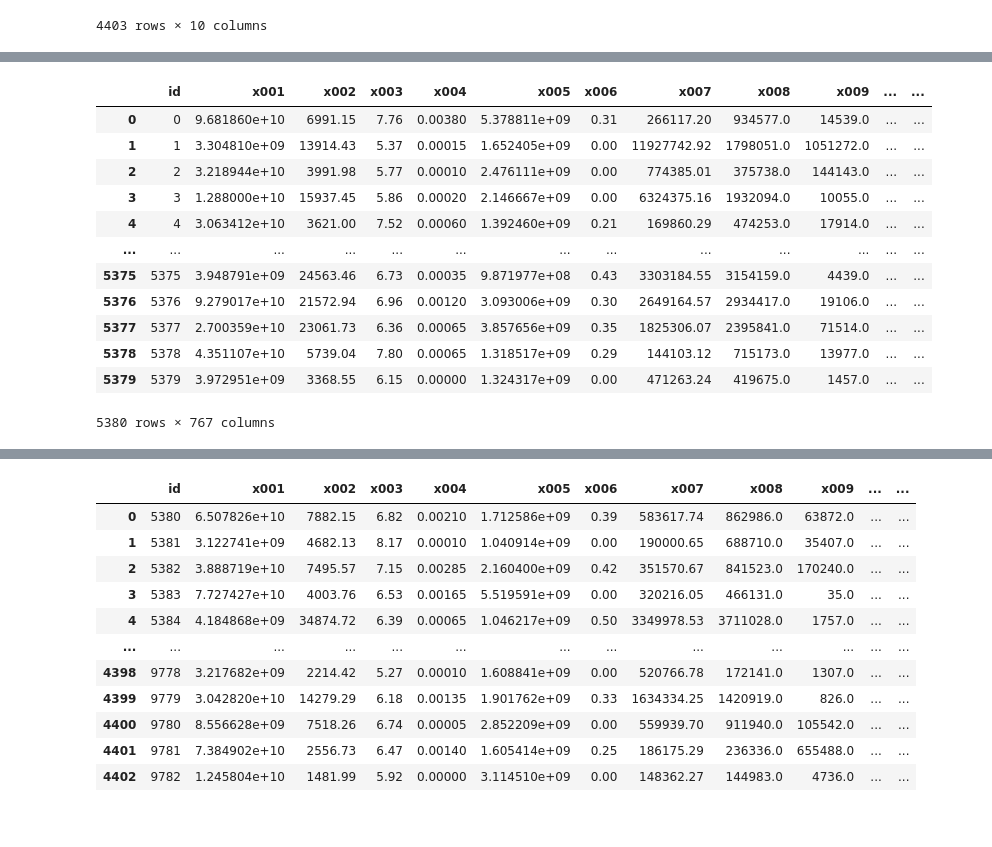
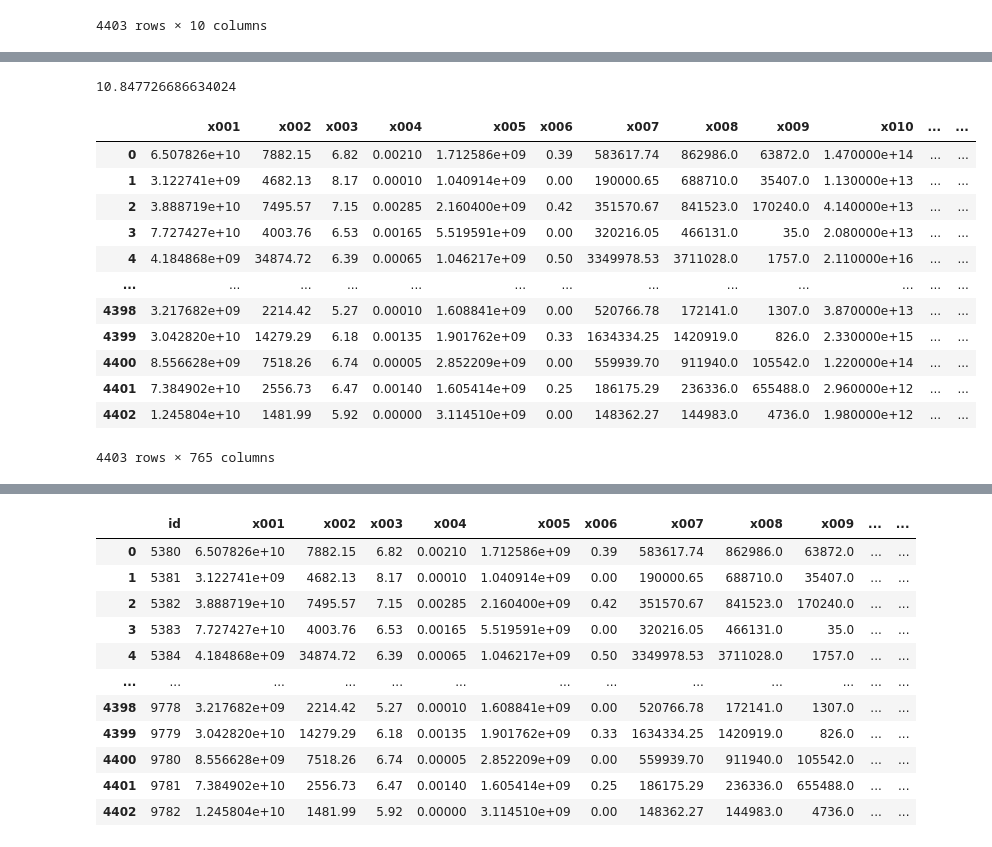
Before and after one commit to pdhanoa/cs390-project, a Jupyter notebook: Kaggle/data/PCA-RandomForest.ipynb, the cells around one changed output, grey strips where cells are left out. Saved outputs shown, nothing was run; the diff lists cells and outputs as text; code cells hidden in the pictures.

```diff
--- a/Kaggle/data/PCA-RandomForest.ipynb
+++ b/Kaggle/data/PCA-RandomForest.ipynb
@@ -64,3 +143,7 @@ print(min(coeff))
 # %% [output]
 2.446586803657529
 0.0
+# %%
+test_df = pd.read_csv('../../regression-problem/imputed_test.csv')
+test_df.drop(columns=['Unnamed: 0', "id"], inplace=True)
+test_df.head()
@@ -119,16 +207,21 @@ RandomForestRegressor does not accept missing values encoded as NaN natively. Fo
-# %%
-pd.read_csv('train.csv')
-# %% [output]
-|  | id | x001 | x002 | x003 | x004 | x005 | x006 | x007 | x008 | x009 | ... | ... |
-| 0 | 0 | 9.681860e+10 | 6991.15 | 7.76 | 0.00380 | 5.378811e+09 | 0.31 | 266117.20 | 934577.0 | 14539.0 | ... | ... |
-| 1 | 1 | 3.304810e+09 | 13914.43 | 5.37 | 0.00015 | 1.652405e+09 | 0.00 | 11927742.92 | 1798051.0 | 1051272.0 | ... | ... |
-| 2 | 2 | 3.218944e+10 | 3991.98 | 5.77 | 0.00010 | 2.476111e+09 | 0.00 | 774385.01 | 375738.0 | 144143.0 | ... | ... |
-| 3 | 3 | 1.288000e+10 | 15937.45 | 5.86 | 0.00020 | 2.146667e+09 | 0.00 | 6324375.16 | 1932094.0 | 10055.0 | ... | ... |
-| 4 | 4 | 3.063412e+10 | 3621.00 | 7.52 | 0.00060 | 1.392460e+09 | 0.21 | 169860.29 | 474253.0 | 17914.0 | ... | ... |
-| ... | ... | ... | ... | ... | ... | ... | ... | ... | ... | ... | ... | ... |
-| 5375 | 5375 | 3.948791e+09 | 24563.46 | 6.73 | 0.00035 | 9.871977e+08 | 0.43 | 3303184.55 | 3154159.0 | 4439.0 | ... | ... |
-| 5376 | 5376 | 9.279017e+10 | 21572.94 | 6.96 | 0.00120 | 3.093006e+09 | 0.30 | 2649164.57 | 2934417.0 | 19106.0 | ... | ... |
-| 5377 | 5377 | 2.700359e+10 | 23061.73 | 6.36 | 0.00065 | 3.857656e+09 | 0.35 | 1825306.07 | 2395841.0 | 71514.0 | ... | ... |
-| 5378 | 5378 | 4.351107e+10 | 5739.04 | 7.80 | 0.00065 | 1.318517e+09 | 0.29 | 144103.12 | 715173.0 | 13977.0 | ... | ... |
-| 5379 | 5379 | 3.972951e+09 | 3368.55 | 6.15 | 0.00000 | 1.324317e+09 | 0.00 | 471263.24 | 419675.0 | 1457.0 | ... | ... |
-5380 rows × 767 columns
+# %%
+train_pred = model.predict(df[lasso_imp])
+np.sqrt(mean_squared_error(train_pred, y))
+# %% [output]
+10.847726686634024
+# %%
+test_df
+# %% [output]
+|  | x001 | x002 | x003 | x004 | x005 | x006 | x007 | x008 | x009 | x010 | ... | ... |
+| 0 | 6.507826e+10 | 7882.15 | 6.82 | 0.00210 | 1.712586e+09 | 0.39 | 583617.74 | 862986.0 | 63872.0 | 1.470000e+14 | ... | ... |
+| 1 | 3.122741e+09 | 4682.13 | 8.17 | 0.00010 | 1.040914e+09 | 0.00 | 190000.65 | 688710.0 | 35407.0 | 1.130000e+13 | ... | ... |
+| 2 | 3.888719e+10 | 7495.57 | 7.15 | 0.00285 | 2.160400e+09 | 0.42 | 351570.67 | 841523.0 | 170240.0 | 4.140000e+13 | ... | ... |
+| 3 | 7.727427e+10 | 4003.76 | 6.53 | 0.00165 | 5.519591e+09 | 0.00 | 320216.05 | 466131.0 | 35.0 | 2.080000e+13 | ... | ... |
+| 4 | 4.184868e+09 | 34874.72 | 6.39 | 0.00065 | 1.046217e+09 | 0.50 | 3349978.53 | 3711028.0 | 1757.0 | 2.110000e+16 | ... | ... |
+| ... | ... | ... | ... | ... | ... | ... | ... | ... | ... | ... | ... | ... |
+| 4398 | 3.217682e+09 | 2214.42 | 5.27 | 0.00010 | 1.608841e+09 | 0.00 | 520766.78 | 172141.0 | 1307.0 | 3.870000e+13 | ... | ... |
+| 4399 | 3.042820e+10 | 14279.29 | 6.18 | 0.00135 | 1.901762e+09 | 0.33 | 1634334.25 | 1420919.0 | 826.0 | 2.330000e+15 | ... | ... |
+| 4400 | 8.556628e+09 | 7518.26 | 6.74 | 0.00005 | 2.852209e+09 | 0.00 | 559939.70 | 911940.0 | 105542.0 | 1.220000e+14 | ... | ... |
+| 4401 | 7.384902e+10 | 2556.73 | 6.47 | 0.00140 | 1.605414e+09 | 0.25 | 186175.29 | 236336.0 | 655488.0 | 2.960000e+12 | ... | ... |
+| 4402 | 1.245804e+10 | 1481.99 | 5.92 | 0.00000 | 3.114510e+09 | 0.00 | 148362.27 | 144983.0 | 4736.0 | 1.980000e+12 | ... | ... |
+4403 rows × 765 columns
```
Also changed, not shown: parts of 17 cells of this notebook, 1 other file.
